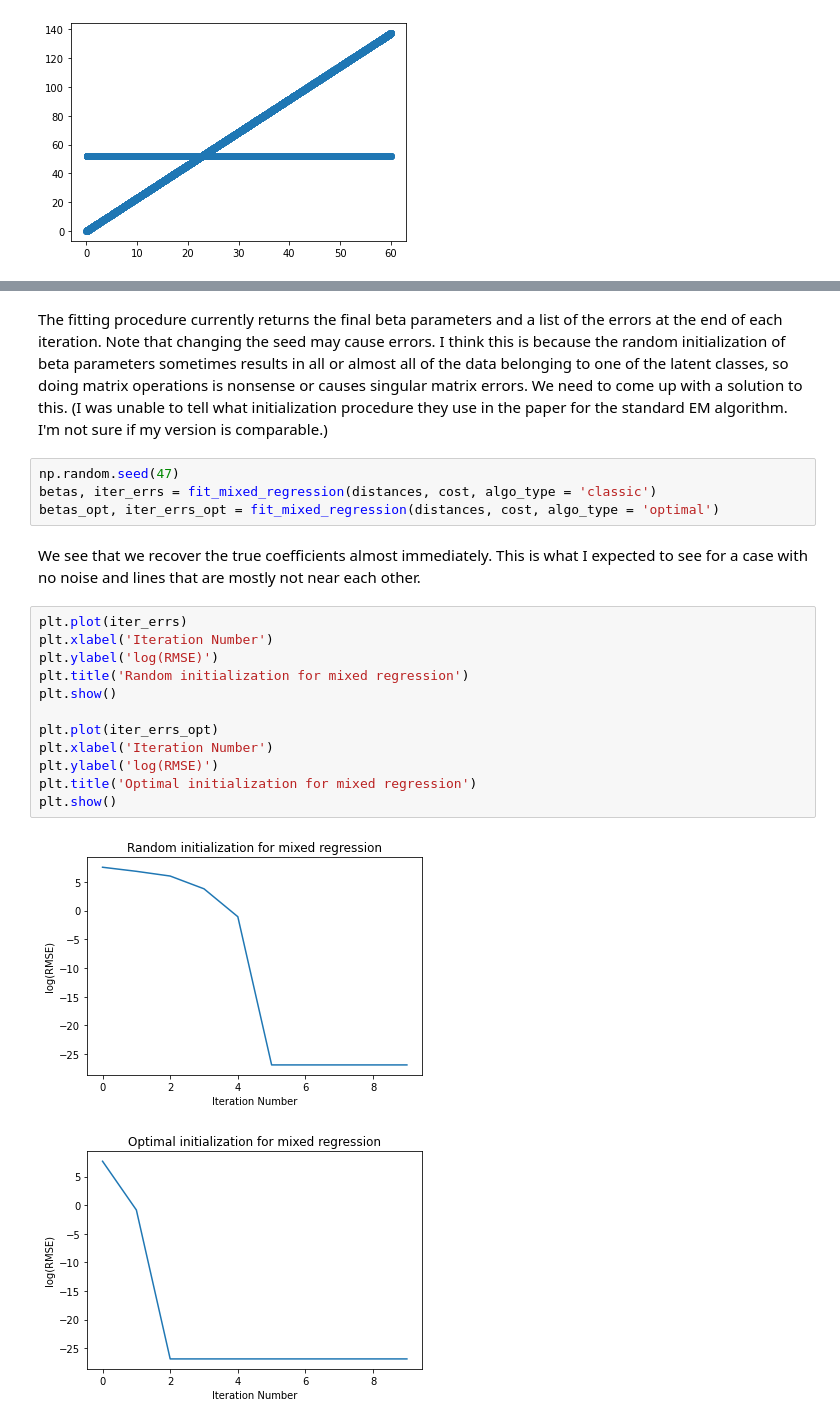
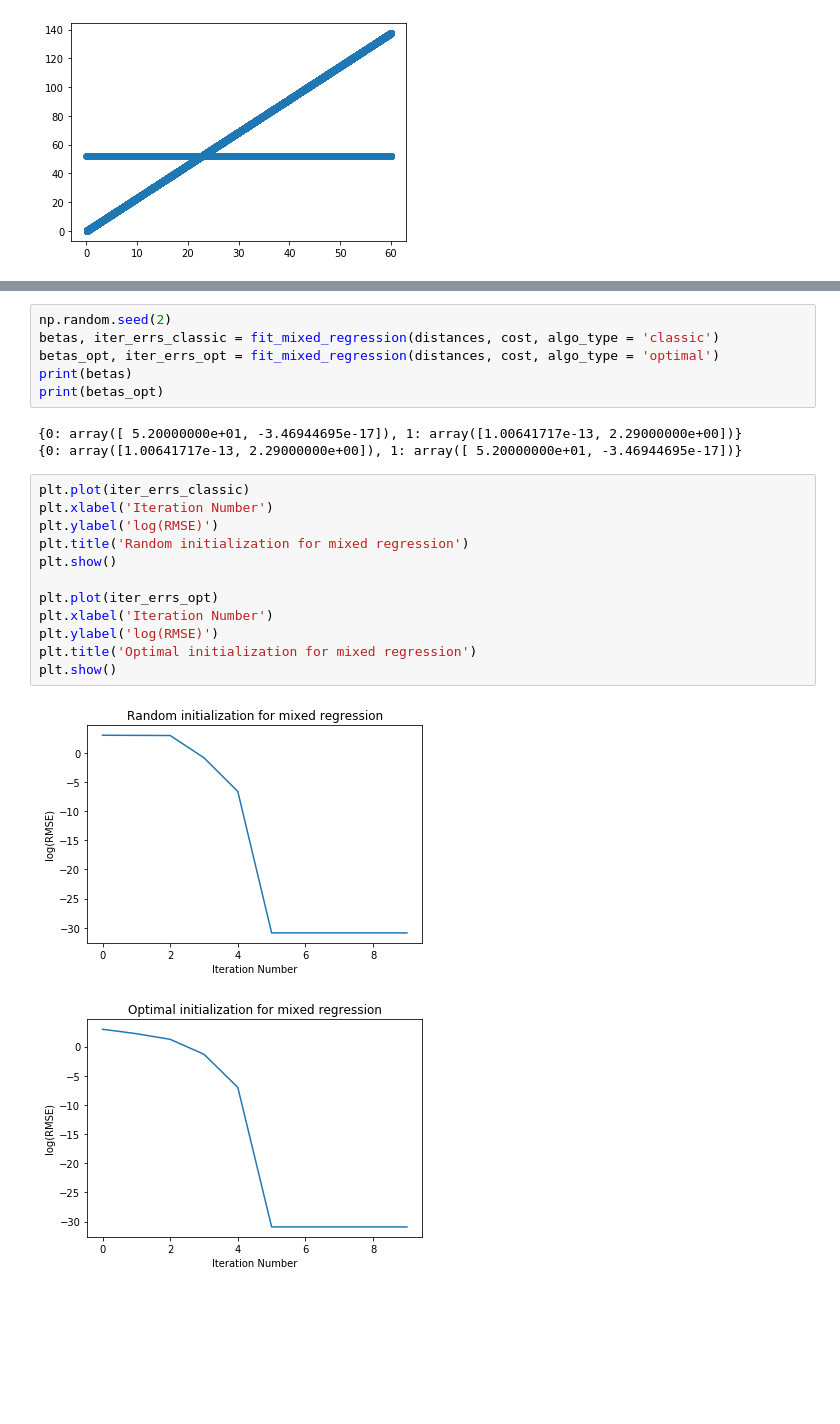
Before and after one commit to ahopen/math-tools-final-project, a Jupyter notebook: final_project_notebook.ipynb, the cells around one changed output, grey strips where cells are left out. Cells and saved outputs as stored; diff of their text form; blank space fills up the shorter version.

```diff
--- a/final_project_notebook.ipynb
+++ b/final_project_notebook.ipynb
@@ -108,26 +100,27 @@ def fit_mixed_regression(x, y, n_iter = 10, algo_type = 'classic'):
         betas, iter_err = run_EM_iteration(X, y, betas)
         iter_errs.append(iter_err)
     return(betas, iter_errs)
-# %% [markdown]
-The fitting procedure currently returns the final beta parameters and a list of the errors at the end of each iteration. Note that changing the seed may cause errors. I think this is because the random initialization of beta parameters sometimes results in all or almost all of the data belonging to one of the latent classes, so doing matrix operations is nonsense or causes singular matrix errors. We need to come up with a solution to this. (I was unable to tell what initialization procedure they use in the paper for the standard EM algorithm. I'm not sure if my version is comparable.)
 # %%
-np.random.seed(47)
-betas, iter_errs = fit_mixed_regression(distances, cost, algo_type = 'classic')
+np.random.seed(2)
+betas, iter_errs_classic = fit_mixed_regression(distances, cost, algo_type = 'classic')
 betas_opt, iter_errs_opt = fit_mixed_regression(distances, cost, algo_type = 'optimal')
+print(betas)
+print(betas_opt)
+# %% [output]
+{0: array([ 5.20000000e+01, -3.46944695e-17]), 1: array([1.00641717e-13, 2.29000000e+00])}
+{0: array([1.00641717e-13, 2.29000000e+00]), 1: array([ 5.20000000e+01, -3.46944695e-17])}
-# %% [markdown]
-We see that we recover the true coefficients almost immediately. This is what I expected to see for a case with no noise and lines that are mostly not near each other.
 # %%
-plt.plot(iter_errs)
+plt.plot(iter_errs_classic)
 plt.xlabel('Iteration Number')
 plt.ylabel('log(RMSE)')
 plt.title('Random initialization for mixed regression')
 plt.show()
 
 plt.plot(iter_errs_opt)
 plt.xlabel('Iteration Number')
 plt.ylabel('log(RMSE)')
 plt.title('Optimal initialization for mixed regression')
 plt.show()
 # %% [output]
-[figure, old version]
+[figure, new version]
-[figure, old version]
+[figure, new version]
```
Also changed, not shown: parts of 11 cells of this notebook.
